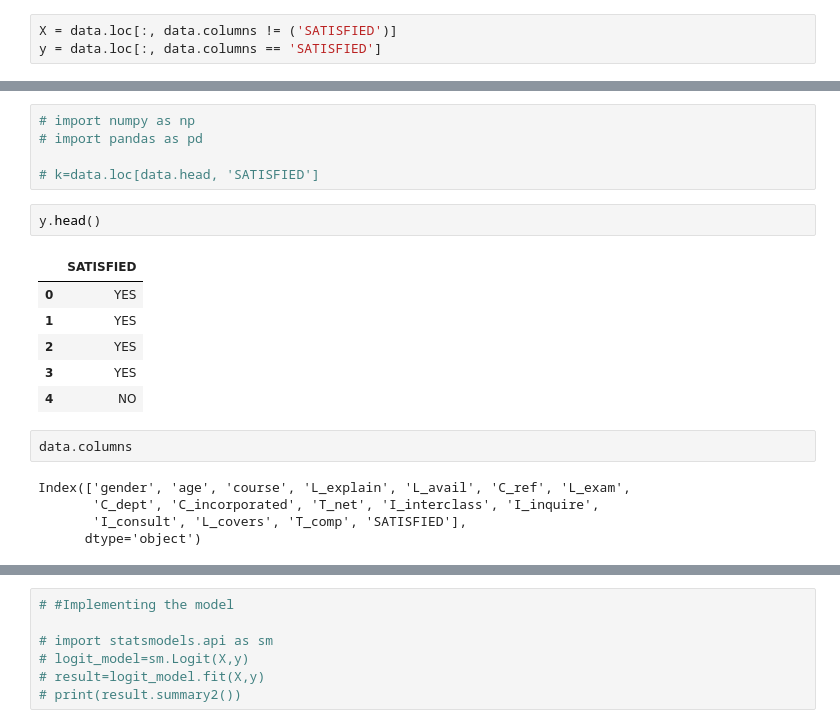
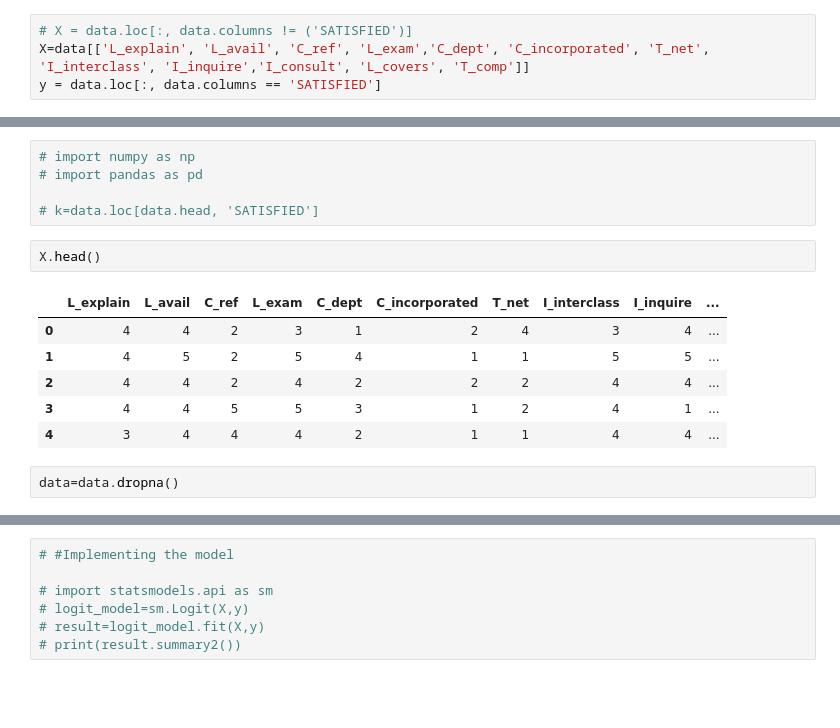
Before and after one commit to billyotieno/oraclel_ml_ninjas, a Jupyter notebook: Dr nyawate/Logistic regression Student satisfaction with triaining.ipynb, the cells around one changed output, grey strips where cells are left out. Saved outputs shown, nothing was run; the diff lists cells and outputs as text; blank space fills up the shorter version.

```diff
--- a/Dr nyawate/Logistic regression Student satisfaction with triaining.ipynb
+++ b/Dr nyawate/Logistic regression Student satisfaction with triaining.ipynb
@@ -94,5 +94,6 @@ plt.savefig('hist_lec')
 # %% [output]
 [figure]
 # %%
-X = data.loc[:, data.columns != ('SATISFIED')]
+# X = data.loc[:, data.columns != ('SATISFIED')]
+X=data[['L_explain', 'L_avail', 'C_ref', 'L_exam','C_dept', 'C_incorporated', 'T_net', 'I_interclass', 'I_inquire','I_consult', 'L_covers', 'T_comp']]
 y = data.loc[:, data.columns == 'SATISFIED']
@@ -102,18 +126,13 @@ y = data.loc[:, data.columns == 'SATISFIED']
 
 # k=data.loc[data.head, 'SATISFIED']
 # %%
-y.head()
+X.head()
 # %% [output]
-|  | SATISFIED |
-| 0 | YES |
-| 1 | YES |
-| 2 | YES |
-| 3 | YES |
-| 4 | NO |
+|  | L_explain | L_avail | C_ref | L_exam | C_dept | C_incorporated | T_net | I_interclass | I_inquire | ... |
+| 0 | 4 | 4 | 2 | 3 | 1 | 2 | 4 | 3 | 4 | ... |
+| 1 | 4 | 5 | 2 | 5 | 4 | 1 | 1 | 5 | 5 | ... |
+| 2 | 4 | 4 | 2 | 4 | 2 | 2 | 2 | 4 | 4 | ... |
+| 3 | 4 | 4 | 5 | 5 | 3 | 1 | 2 | 4 | 1 | ... |
+| 4 | 3 | 4 | 4 | 4 | 2 | 1 | 1 | 4 | 4 | ... |
-# %%
-data.columns
-# %% [output]
-Index(['gender', 'age', 'course', 'L_explain', 'L_avail', 'C_ref', 'L_exam',
-       'C_dept', 'C_incorporated', 'T_net', 'I_interclass', 'I_inquire',
-       'I_consult', 'L_covers', 'T_comp', 'SATISFIED'],
-      dtype='object')
+# %%
+data=data.dropna()
```
Also changed, not shown: parts of 15 cells of this notebook, 17 other files.
